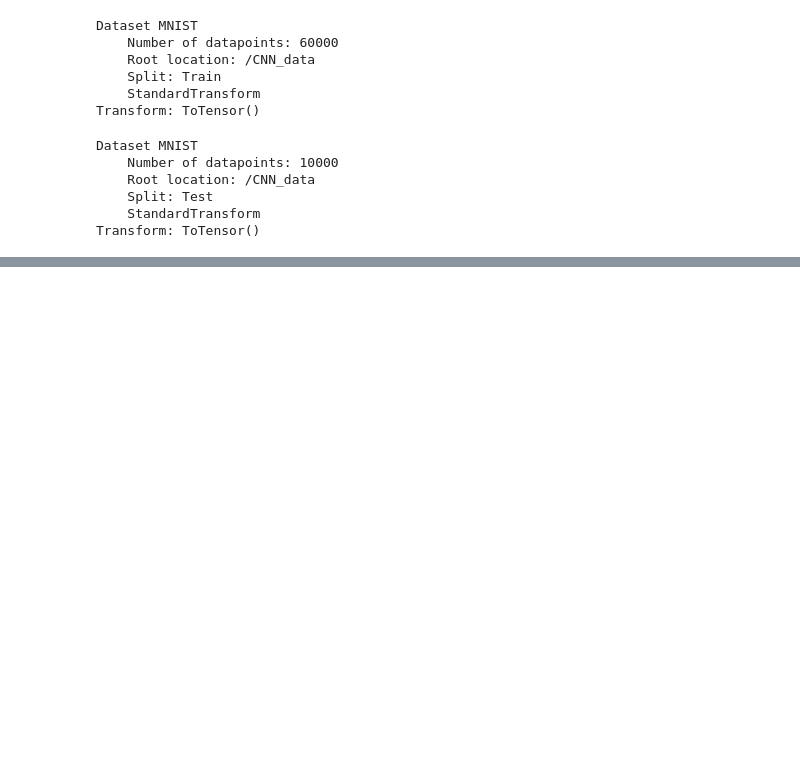
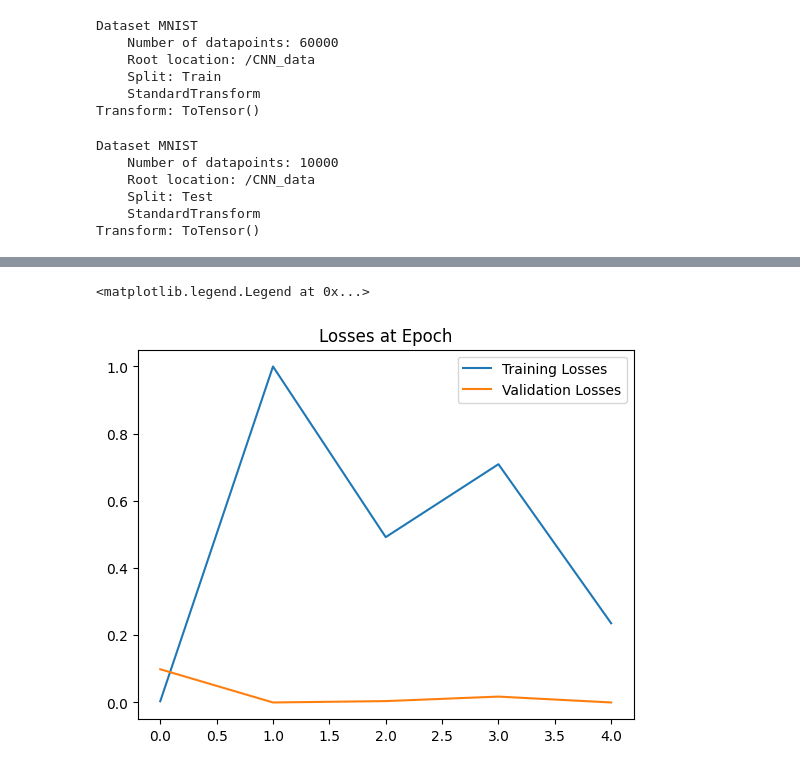
Before and after one commit to Girishbl1997/CNN-Trial, a Jupyter notebook: CNNTrial.ipynb, the cells around one changed output, grey strips where cells are left out. Drawn from its saved outputs; the diff is of its cells as text; code cells hidden in the pictures; blank space fills up the shorter version.

```diff
--- a/CNNTrial.ipynb
+++ b/CNNTrial.ipynb
@@ -59,3 +45,7 @@ Dataset MNIST
     Split: Test
     StandardTransform
 Transform: ToTensor()
+# %%
+# Creating a small batch size for training the images
+train_loader = DataLoader(train_data, batch_size = 10, shuffle = True)
+test_loader = DataLoader(test_data, batch_size = 10, shuffle = False)
@@ -61,0 +58,5 @@ Transform: ToTensor()
+# %%
+# Consider 1 image from MNSIT data
+
+for i, (X_Train, y_train) in enumerate(train_data):
+  break
@@ -61,0 +135,5 @@ Transform: ToTensor()
+# %%
+# Create an instance of our model
+torch.manual_seed(41) # 41 just an arbitrary number
+model = ConvolutionalNetwork()
+model
@@ -61,0 +148,5 @@ Transform: ToTensor()
+# %%
+# Loss function optimizer
+
+criterion = nn.CrossEntropyLoss()
+optimizer = torch.optim.Adam(model.parameters(), lr = 0.01) # smaller the number, longer the training rate
@@ -61,0 +228,11 @@ Transform: ToTensor()
+# %%
+# Graph the loss at epoch
+
+train_losses = [tl.item() for tl in train_losses]
+plt.plot(train_losses, label="Training Losses")
+plt.plot(test_losses, label= "Validation Losses")
+plt.title("Losses at Epoch")
+plt.legend()
+# %% [output]
+<matplotlib.legend.Legend at 0x...>
+[figure, added]
```
Also changed, not shown: parts of 28 cells of this notebook.
